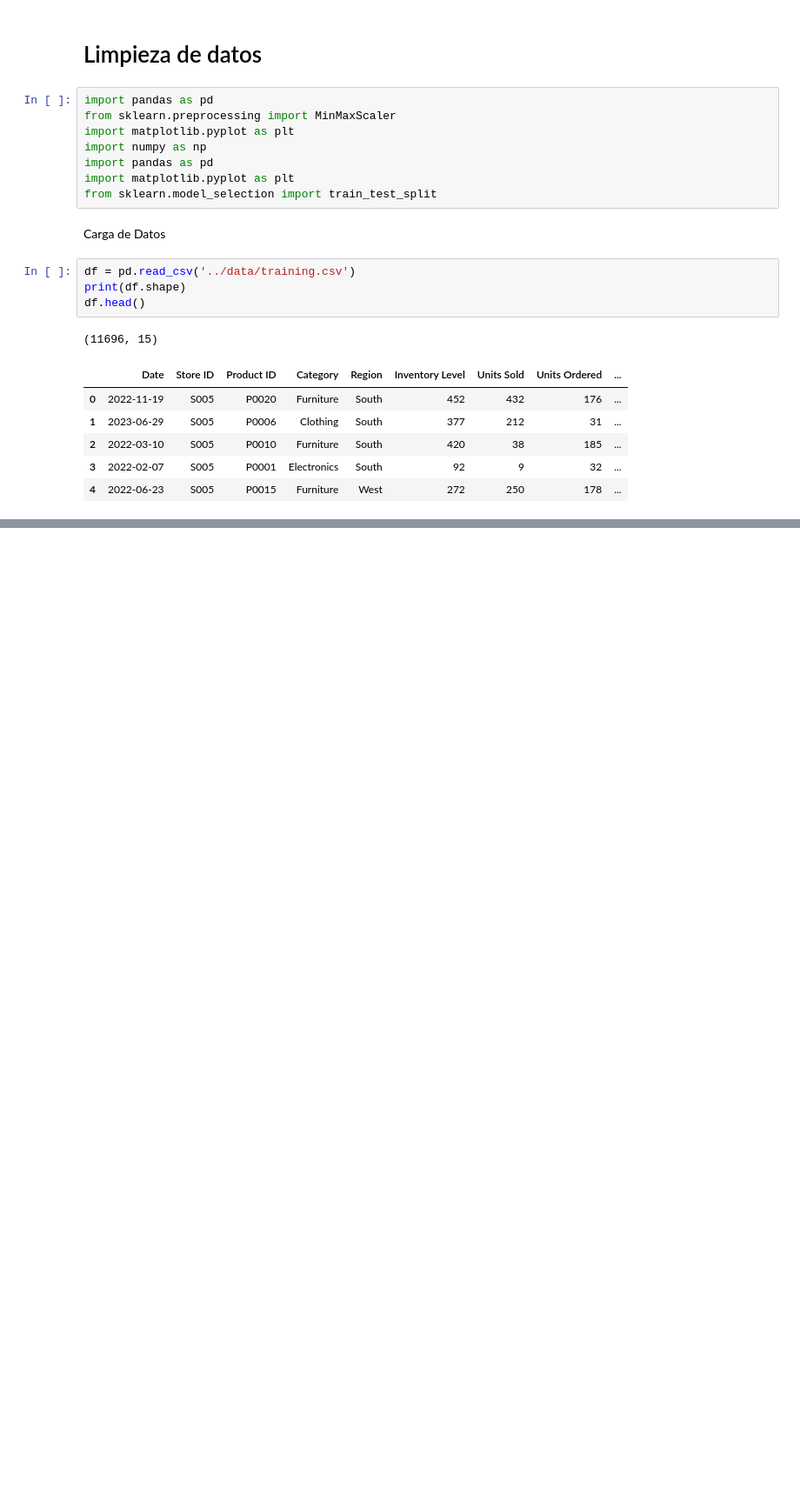
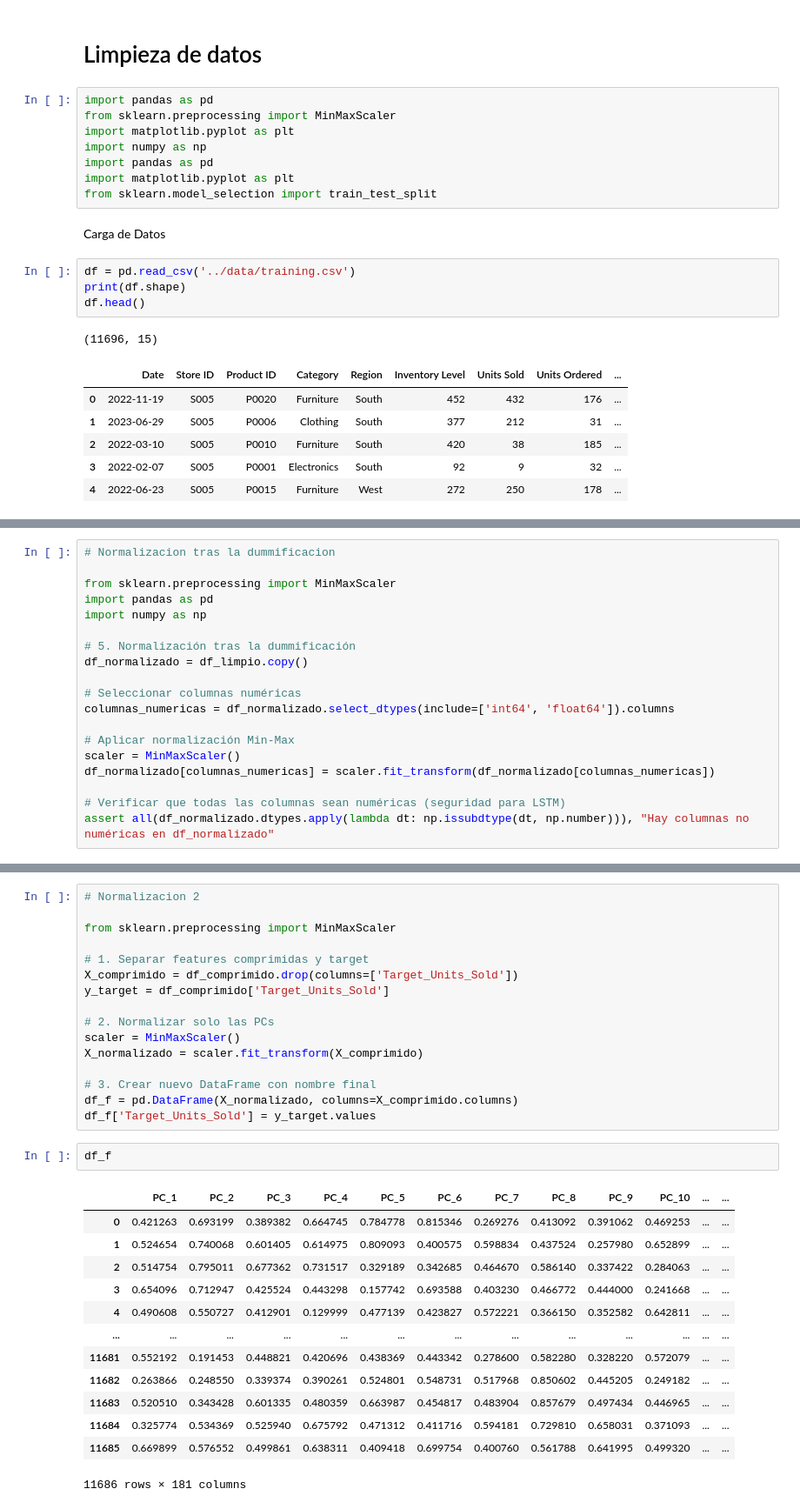
Before and after one commit to Javitodev1/data-science-challenge, a Jupyter notebook: src/doc/02_data_processing_LSTM.ipynb, the cells around one changed output, grey strips where cells are left out. Shown: that part at 87% size. Drawn from its saved outputs; the diff is of its cells as text; blank space fills up the shorter version.

Commit message:
Prototipo Alpha : LSTM

```diff
--- a/src/doc/02_data_processing_LSTM.ipynb
+++ b/src/doc/02_data_processing_LSTM.ipynb
@@ -136,0 +129,19 @@ df
+# %%
+# Normalizacion tras la dummificacion
+
+from sklearn.preprocessing import MinMaxScaler
+import pandas as pd
+import numpy as np
+
+# 5. Normalización tras la dummificación
+df_normalizado = df_limpio.copy()
+
+# Seleccionar columnas numéricas
+columnas_numericas = df_normalizado.select_dtypes(include=['int64', 'float64']).columns
+
+# Aplicar normalización Min-Max
+scaler = MinMaxScaler()
+df_normalizado[columnas_numericas] = scaler.fit_transform(df_normalizado[columnas_numericas])
+
+# Verificar que todas las columnas sean numéricas (seguridad para LSTM)
+assert all(df_normalizado.dtypes.apply(lambda dt: np.issubdtype(dt, np.number))), "Hay columnas no numéricas en df_normalizado"
@@ -136,0 +263,32 @@ df
+# %%
+# Normalizacion 2
+
+from sklearn.preprocessing import MinMaxScaler
+
+# 1. Separar features comprimidas y target
+X_comprimido = df_comprimido.drop(columns=['Target_Units_Sold'])
+y_target = df_comprimido['Target_Units_Sold']
+
+# 2. Normalizar solo las PCs
+scaler = MinMaxScaler()
+X_normalizado = scaler.fit_transform(X_comprimido)
+
+# 3. Crear nuevo DataFrame con nombre final
+df_f = pd.DataFrame(X_normalizado, columns=X_comprimido.columns)
+df_f['Target_Units_Sold'] = y_target.values
+# %%
+df_f
+# %% [output]
+|  | PC_1 | PC_2 | PC_3 | PC_4 | PC_5 | PC_6 | PC_7 | PC_8 | PC_9 | PC_10 | ... | ... |
+| 0 | 0.421263 | 0.693199 | 0.389382 | 0.664745 | 0.784778 | 0.815346 | 0.269276 | 0.413092 | 0.391062 | 0.469253 | ... | ... |
+| 1 | 0.524654 | 0.740068 | 0.601405 | 0.614975 | 0.809093 | 0.400575 | 0.598834 | 0.437524 | 0.257980 | 0.652899 | ... | ... |
+| 2 | 0.514754 | 0.795011 | 0.677362 | 0.731517 | 0.329189 | 0.342685 | 0.464670 | 0.586140 | 0.337422 | 0.284063 | ... | ... |
+| 3 | 0.654096 | 0.712947 | 0.425524 | 0.443298 | 0.157742 | 0.693588 | 0.403230 | 0.466772 | 0.444000 | 0.241668 | ... | ... |
+| 4 | 0.490608 | 0.550727 | 0.412901 | 0.129999 | 0.477139 | 0.423827 | 0.572221 | 0.366150 | 0.352582 | 0.642811 | ... | ... |
+| ... | ... | ... | ... | ... | ... | ... | ... | ... | ... | ... | ... | ... |
+| 11681 | 0.552192 | 0.191453 | 0.448821 | 0.420696 | 0.438369 | 0.443342 | 0.278600 | 0.582280 | 0.328220 | 0.572079 | ... | ... |
+| 11682 | 0.263866 | 0.248550 | 0.339374 | 0.390261 | 0.524801 | 0.548731 | 0.517968 | 0.850602 | 0.445205 | 0.249182 | ... | ... |
+| 11683 | 0.520510 | 0.343428 | 0.601335 | 0.480359 | 0.663987 | 0.454817 | 0.483904 | 0.857679 | 0.497434 | 0.446965 | ... | ... |
+| 11684 | 0.325774 | 0.534369 | 0.525940 | 0.675792 | 0.471312 | 0.411716 | 0.594181 | 0.729810 | 0.658031 | 0.371093 | ... | ... |
+| 11685 | 0.669899 | 0.576552 | 0.499861 | 0.638311 | 0.409418 | 0.699754 | 0.400760 | 0.561788 | 0.641995 | 0.499320 | ... | ... |
+11686 rows × 181 columns
```
Also changed, not shown: parts of 22 cells of this notebook, 1 other file.
